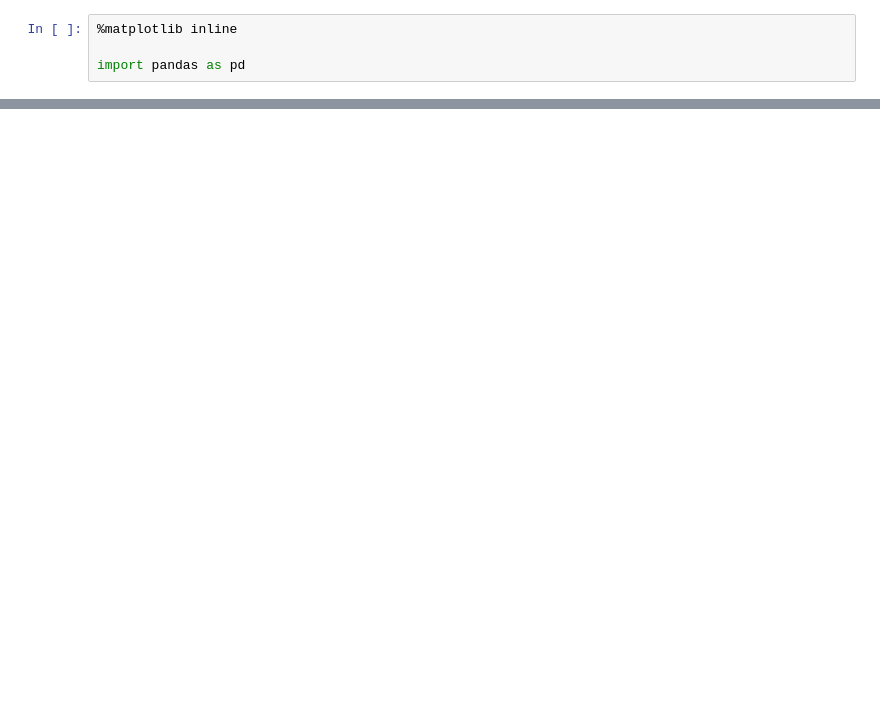
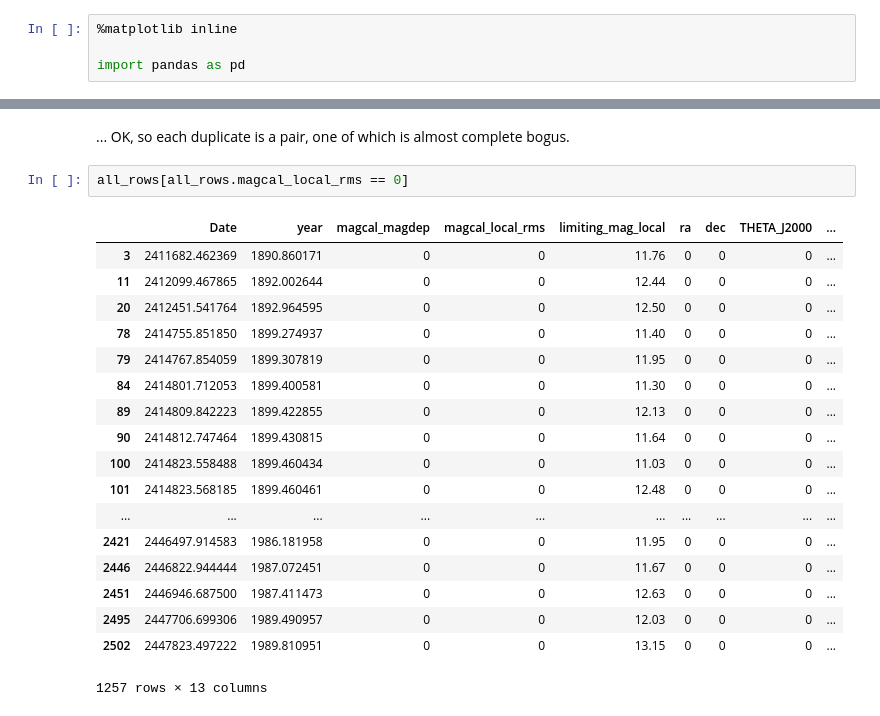
Before and after one commit to rhattersley/kic, a Jupyter notebook: first.ipynb, the cells around one changed output, grey strips where cells are left out. Drawn from its saved outputs; the diff is of its cells as text; blank space fills up the shorter version.

```diff
--- a/first.ipynb
+++ b/first.ipynb
@@ -16,0 +62,23 @@ df[:5]
+# %% [markdown]
+... OK, so each duplicate is a pair, one of which is almost complete bogus.
+# %%
+all_rows[all_rows.magcal_local_rms == 0]
+# %% [output]
+|  | Date | year | magcal_magdep | magcal_local_rms | limiting_mag_local | ra | dec | THETA_J2000 | ... |
+| 3 | 2411682.462369 | 1890.860171 | 0 | 0 | 11.76 | 0 | 0 | 0 | ... |
+| 11 | 2412099.467865 | 1892.002644 | 0 | 0 | 12.44 | 0 | 0 | 0 | ... |
+| 20 | 2412451.541764 | 1892.964595 | 0 | 0 | 12.50 | 0 | 0 | 0 | ... |
+| 78 | 2414755.851850 | 1899.274937 | 0 | 0 | 11.40 | 0 | 0 | 0 | ... |
+| 79 | 2414767.854059 | 1899.307819 | 0 | 0 | 11.95 | 0 | 0 | 0 | ... |
+| 84 | 2414801.712053 | 1899.400581 | 0 | 0 | 11.30 | 0 | 0 | 0 | ... |
+| 89 | 2414809.842223 | 1899.422855 | 0 | 0 | 12.13 | 0 | 0 | 0 | ... |
+| 90 | 2414812.747464 | 1899.430815 | 0 | 0 | 11.64 | 0 | 0 | 0 | ... |
+| 100 | 2414823.558488 | 1899.460434 | 0 | 0 | 11.03 | 0 | 0 | 0 | ... |
+| 101 | 2414823.568185 | 1899.460461 | 0 | 0 | 12.48 | 0 | 0 | 0 | ... |
+| ... | ... | ... | ... | ... | ... | ... | ... | ... | ... |
+| 2421 | 2446497.914583 | 1986.181958 | 0 | 0 | 11.95 | 0 | 0 | 0 | ... |
+| 2446 | 2446822.944444 | 1987.072451 | 0 | 0 | 11.67 | 0 | 0 | 0 | ... |
+| 2451 | 2446946.687500 | 1987.411473 | 0 | 0 | 12.63 | 0 | 0 | 0 | ... |
+| 2495 | 2447706.699306 | 1989.490957 | 0 | 0 | 12.03 | 0 | 0 | 0 | ... |
+| 2502 | 2447823.497222 | 1989.810951 | 0 | 0 | 13.15 | 0 | 0 | 0 | ... |
+1257 rows × 13 columns
```
Also changed, not shown: parts of 14 cells of this notebook, 1 other file.
